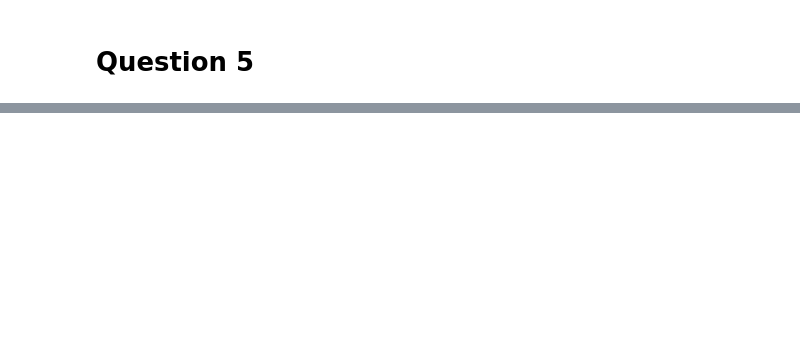
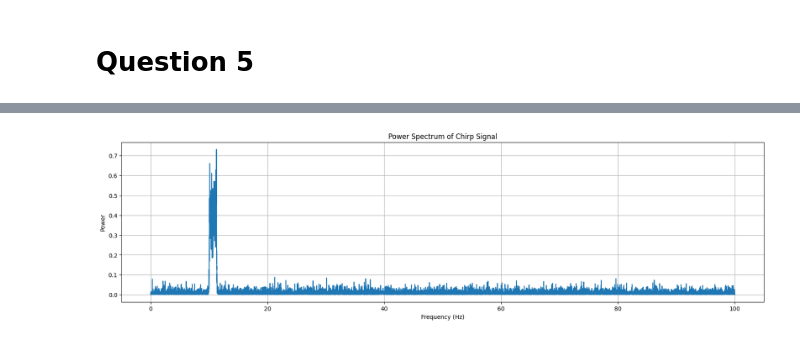
Before and after one commit to Buddhi19/EEEAssignments, a Jupyter notebook: EE 325 Discrete Signal Processing/assignment.ipynb, the cells around one changed output, grey strips where cells are left out. Saved outputs shown, nothing was run; the diff lists cells and outputs as text; code cells hidden in the pictures; blank space fills up the shorter version.

```diff
--- a/EE 325 Discrete Signal Processing/assignment.ipynb
+++ b/EE 325 Discrete Signal Processing/assignment.ipynb
@@ -191,0 +245,12 @@ Fundamental period of Signal 1: 0.01 seconds
+# %%
+frequencies_2, power_spectrum_2 = periodogram(chirp_signal_sampled, fs=Fs)
+
+plt.figure(figsize=(20, 5))
+plt.plot(frequencies_2, power_spectrum_2)
+plt.title('Power Spectrum of Chirp Signal')
+plt.xlabel('Frequency (Hz)')
+plt.ylabel('Power')
+plt.grid(True)
+plt.show()
+# %% [output]
+[figure, added]
```
Also changed, not shown: parts of 16 cells of this notebook.
